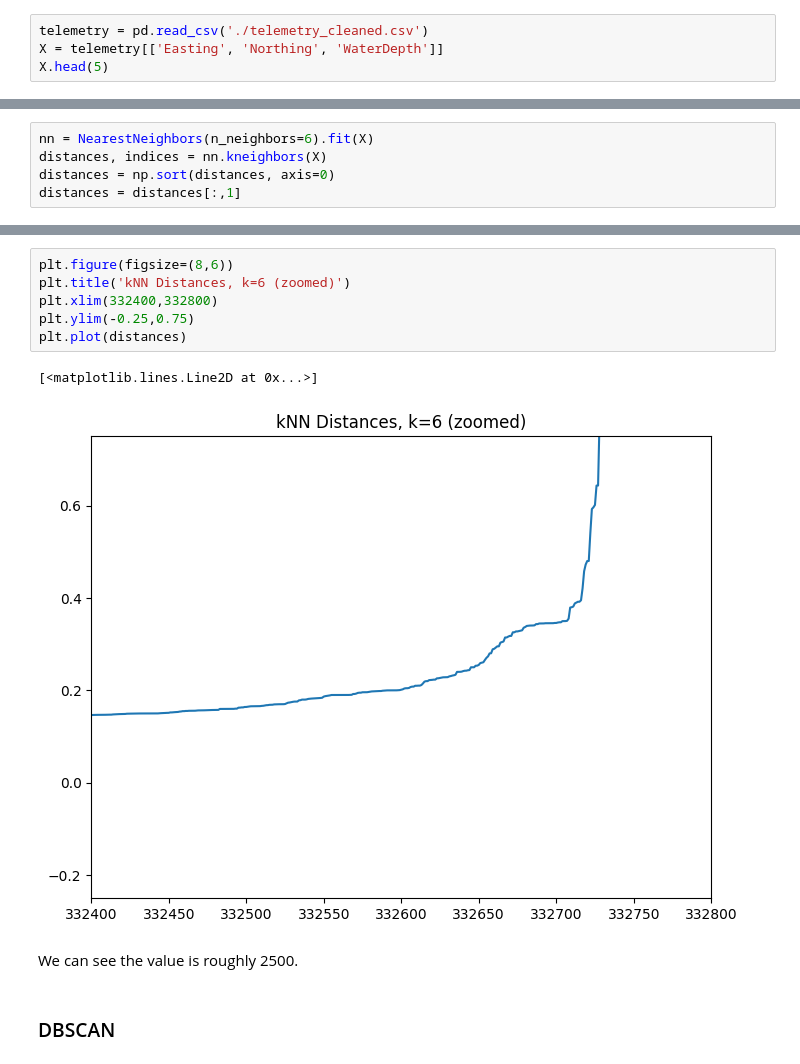
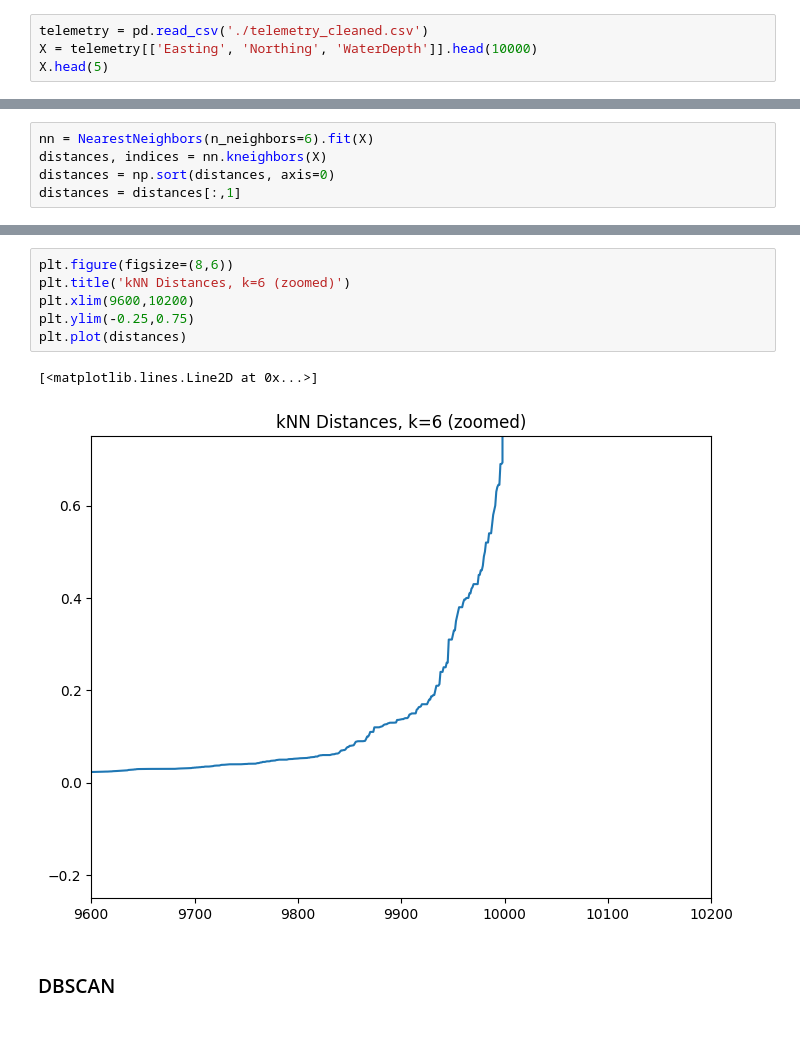
Before and after one commit to daveg1/Honours-Clustering-Telemetry, a Jupyter notebook: Python/2_dbscan_baseline.ipynb, the cells around one changed output, grey strips where cells are left out. Saved outputs shown, nothing was run; the diff lists cells and outputs as text; blank space fills up the shorter version.

```diff
--- a/Python/2_dbscan_baseline.ipynb
+++ b/Python/2_dbscan_baseline.ipynb
@@ -16,7 +16,7 @@ import matplotlib.cm as cm
 ### Data Loading
 # %%
 telemetry = pd.read_csv('./telemetry_cleaned.csv')
-X = telemetry[['Easting', 'Northing', 'WaterDepth']]
+X = telemetry[['Easting', 'Northing', 'WaterDepth']].head(10000)
 X.head(5)
 # %% [output]
 |  | Easting | Northing | WaterDepth |
@@ -44,14 +44,12 @@ plt.plot(distances)
 # %%
 plt.figure(figsize=(8,6))
 plt.title('kNN Distances, k=6 (zoomed)')
-plt.xlim(332400,332800)
+plt.xlim(9600,10200)
 plt.ylim(-0.25,0.75)
 plt.plot(distances)
 # %% [output]
 [<matplotlib.lines.Line2D at 0x...>]
-[figure, old version]
+[figure, new version]
-# %% [markdown]
-We can see the value is roughly 2500.
 # %% [markdown]
 ### DBSCAN
 # %%
```
Also changed, not shown: parts of 7 cells of this notebook, 3 other files.
